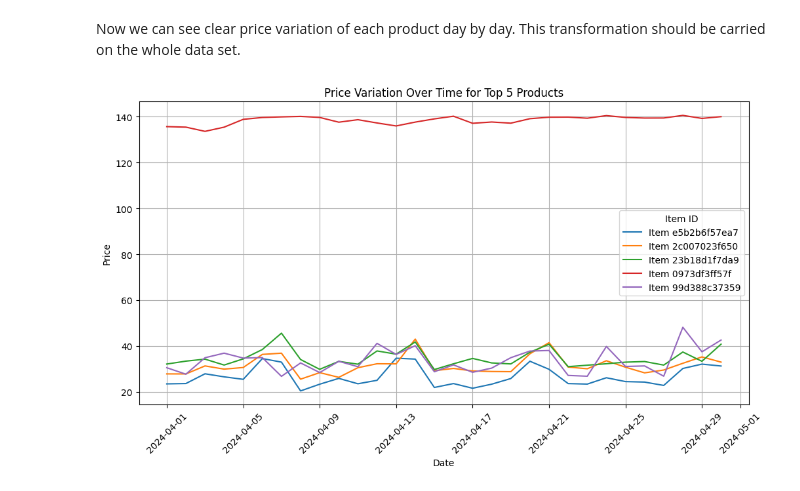
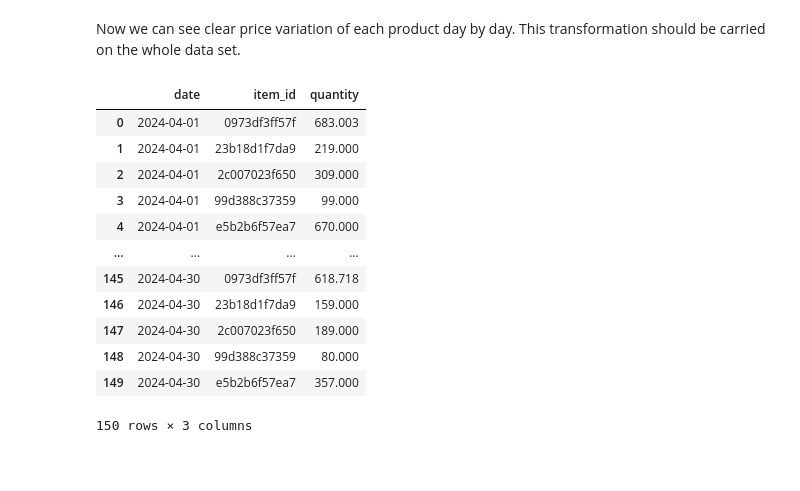
Before and after one commit to Nipuna-Tennakoon/sales-data-analysis, a Jupyter notebook: eda-visualization.ipynb, the cells around one changed output. Cells and saved outputs as stored; diff of their text form; code cells hidden in the pictures; blank space fills up the shorter version.

```diff
--- a/eda-visualization.ipynb
+++ b/eda-visualization.ipynb
@@ -285,21 +285,22 @@ plt.grid(True)
 [figure]
 # %% [markdown]
 Now we can see clear price variation of each product day by day. This transformation should be carried on the whole data set.
-# %%
-#hello its me
-# plot price variations over time for each product
-plt.figure(figsize=(12, 6))
-
-for item in demand_itms:
-    subset = df_avg_month[df_avg_month["item_id"] == item]
-    plt.plot(subset["date"], subset["price_base"], linestyle='-', label=f"Item {item}")
-
-# labels, title, and legend
-plt.xlabel("Date")
-plt.ylabel("Price")
-plt.title("Price Variation Over Time for Top 5 Products")
-plt.legend(title="Item ID")
-plt.xticks(rotation=45)  # rotate x-axis labels for better readability
-plt.grid(True)
-# %% [output]
-[figure, removed]
+# %%
+#we can visualize the quantities of each products sold daily basis
+#lets group the data set by date, product and the quantity
+qnty_df = month_df.groupby(['date','item_id'])['quantity'].sum().reset_index()
+qnty_df
+# %% [output]
+|  | date | item_id | quantity |
+| 0 | 2024-04-01 | 0973df3ff57f | 683.003 |
+| 1 | 2024-04-01 | 23b18d1f7da9 | 219.000 |
+| 2 | 2024-04-01 | 2c007023f650 | 309.000 |
+| 3 | 2024-04-01 | 99d388c37359 | 99.000 |
+| 4 | 2024-04-01 | e5b2b6f57ea7 | 670.000 |
+| ... | ... | ... | ... |
+| 145 | 2024-04-30 | 0973df3ff57f | 618.718 |
+| 146 | 2024-04-30 | 23b18d1f7da9 | 159.000 |
+| 147 | 2024-04-30 | 2c007023f650 | 189.000 |
+| 148 | 2024-04-30 | 99d388c37359 | 80.000 |
+| 149 | 2024-04-30 | e5b2b6f57ea7 | 357.000 |
+150 rows × 3 columns
```
Also changed, not shown: parts of 3 cells of this notebook.
